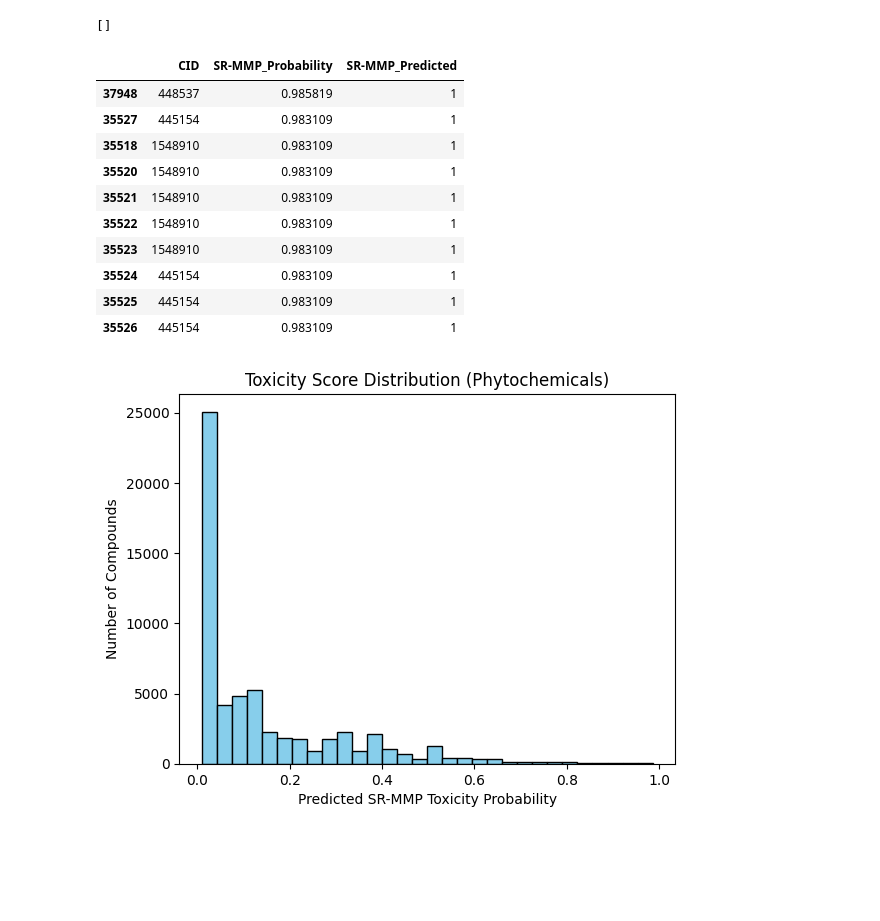
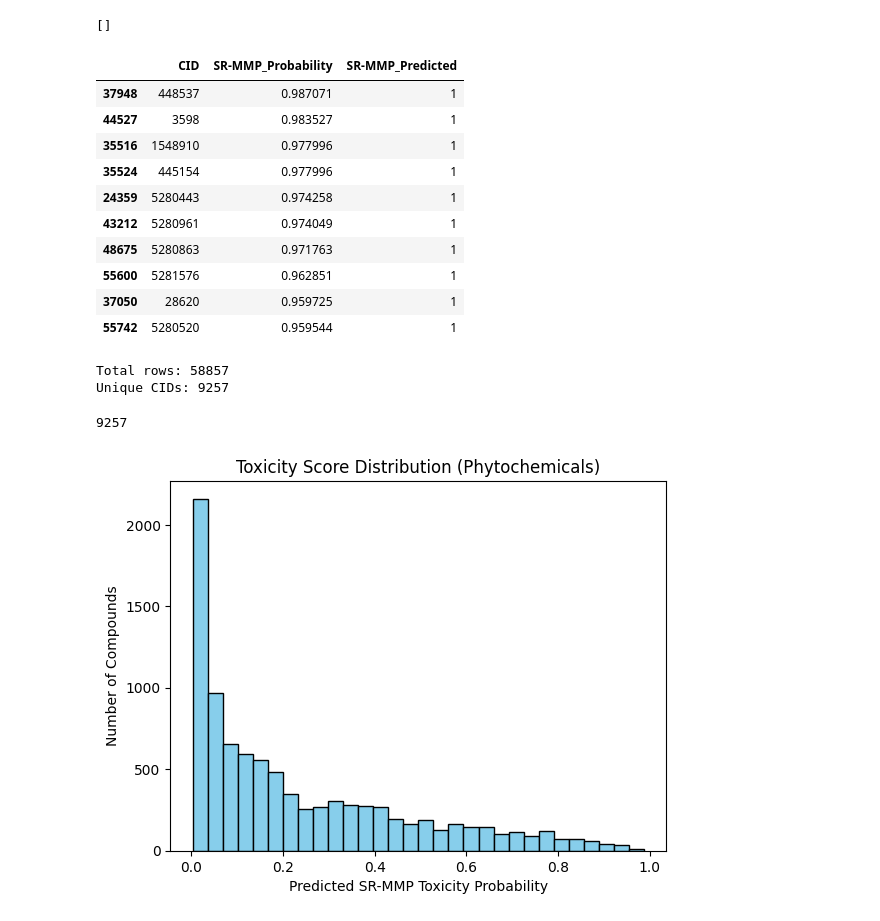
Before and after one commit to mitchmarabella/Phytomolecules, a Jupyter notebook: Tox21_model_Phytochem.ipynb, the cells around one changed output. Drawn from its saved outputs; the diff is of its cells as text; code cells hidden in the pictures; blank space fills up the shorter version.

```diff
--- a/Tox21_model_Phytochem.ipynb
+++ b/Tox21_model_Phytochem.ipynb
@@ -406,3 +537,10 @@ plt.show()
 from rdkit.Chem import Descriptors
 from rdkit.ML.Descriptors import MoleculeDescriptors
 from rdkit.Chem.AllChem import GetMorganFingerprintAsBitVect
+# %%
+# Load your phytochemical dataset
+df_phyto = pd.read_csv("/Users/mitchellmarabella/Downloads/phytochemicals_full_features.xls")
+print(df_phyto.shape)
+df_phyto.head()
+
+df_phyto_dedup = df_phyto.drop_duplicates()
@@ -420,7 +560,7 @@ Missing features: ['MolWt']
 # %% [output]
 ['MolWt_x', 'MolWt_y', 'HeavyAtomMolWt', 'ExactMolWt']
 # %%
-df_phyto['MolWt'] = df_phyto['MolWt_x']
+df_phyto_dedup['MolWt'] = df_phyto_dedup['MolWt_x']
 
-X_phyto = df_phyto[model_features]
-X_phyto = X_phyto.fillna(X_phyto.mean())
+X_phyto = df_phyto_dedup[model_features]
+X_phyto = X_phyto.fillna(0)
@@ -431,7 +577,7 @@ import numpy as np
 X_phyto = X_phyto.replace([np.inf, -np.inf], np.nan)
 
 # Step 2: Fill all NaNs with column means (or zeros if preferred)
-X_phyto = X_phyto.fillna(X_phyto.mean())
+X_phyto = X_phyto.fillna(0)
 
 # Step 3: Optional — clip any extreme values to a safe range
 X_phyto = X_phyto.clip(lower=-1e6, upper=1e6)
@@ -445,5 +591,5 @@ y_phyto_proba = optimal_clf.predict_proba(X_phyto)[:, 1]
 y_phyto_pred = optimal_clf.predict(X_phyto)
 
 # Add results back to your dataframe
-df_phyto['SR-MMP_Probability'] = y_phyto_proba
-df_phyto['SR-MMP_Predicted'] = y_phyto_pred
+df_phyto_dedup['SR-MMP_Probability'] = y_phyto_proba
+df_phyto_dedup['SR-MMP_Predicted'] = y_phyto_pred
@@ -454,30 +611,40 @@ df_phyto['SR-MMP_Predicted'] = y_phyto_pred
 # %% [output]
 []
 # %%
-top_toxic = df_phyto.sort_values(by='SR-MMP_Probability', ascending=False).head(10)
+top_toxic = df_phyto_dedup.sort_values(by='SR-MMP_Probability', ascending=False).head(10)
 top_toxic[['CID', 'SR-MMP_Probability', 'SR-MMP_Predicted']]
 # %% [output]
 |  | CID | SR-MMP_Probability | SR-MMP_Predicted |
-| 37948 | 448537 | 0.985819 | 1 |
-| 35527 | 445154 | 0.983109 | 1 |
-| 35518 | 1548910 | 0.983109 | 1 |
-| 35520 | 1548910 | 0.983109 | 1 |
-| 35521 | 1548910 | 0.983109 | 1 |
-| 35522 | 1548910 | 0.983109 | 1 |
-| 35523 | 1548910 | 0.983109 | 1 |
-| 35524 | 445154 | 0.983109 | 1 |
-| 35525 | 445154 | 0.983109 | 1 |
-| 35526 | 445154 | 0.983109 | 1 |
+| 37948 | 448537 | 0.987071 | 1 |
+| 44527 | 3598 | 0.983527 | 1 |
+| 35516 | 1548910 | 0.977996 | 1 |
+| 35524 | 445154 | 0.977996 | 1 |
+| 24359 | 5280443 | 0.974258 | 1 |
+| 43212 | 5280961 | 0.974049 | 1 |
+| 48675 | 5280863 | 0.971763 | 1 |
+| 55600 | 5281576 | 0.962851 | 1 |
+| 37050 | 28620 | 0.959725 | 1 |
+| 55742 | 5280520 | 0.959544 | 1 |
+# %%
+print("Total rows:", len(df_phyto))
+print("Unique CIDs:", df_phyto['CID'].nunique())
+# %% [output]
+Total rows: 58857
+Unique CIDs: 9257
+# %%
+len(df_phyto_dedup)
+# %% [output]
+9257
 # %%
 import matplotlib.pyplot as plt
 
-plt.hist(df_phyto['SR-MMP_Probability'], bins=30, color='skyblue', edgecolor='black')
+plt.hist(df_phyto_dedup['SR-MMP_Probability'], bins=30, color='skyblue', edgecolor='black')
 plt.xlabel("Predicted SR-MMP Toxicity Probability")
 plt.ylabel("Number of Compounds")
 plt.title("Toxicity Score Distribution (Phytochemicals)")
 plt.show()
 # %% [output]
-[figure, old version]
+[figure, new version]
 # %%
 from sklearn.decomposition import PCA
 
```
Also changed, not shown: parts of 43 cells of this notebook, 1 other file.
